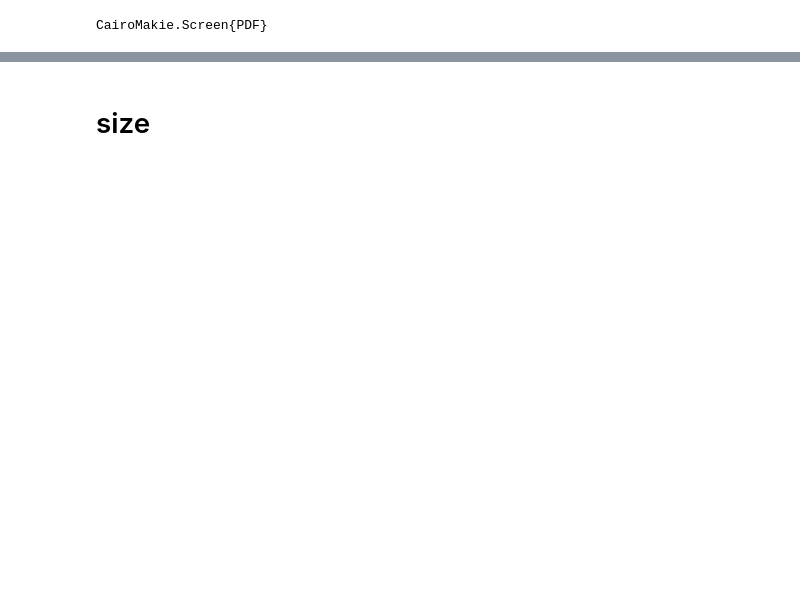
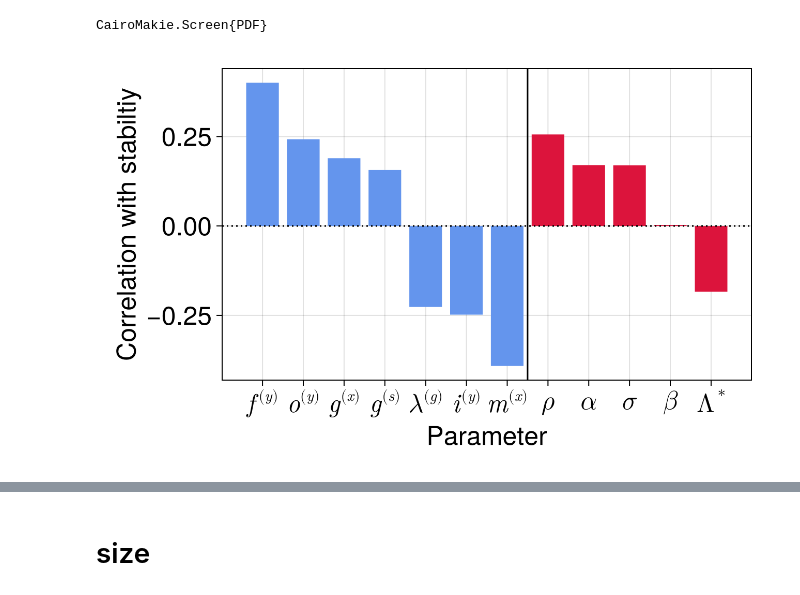
Before and after one commit to CleggTom/MiCRM_stability, a Jupyter notebook: Notebooks/Untitled1.ipynb, the cells around one changed output, grey strips where cells are left out. Saved outputs shown, nothing was run; the diff lists cells and outputs as text; code cells hidden in the pictures; blank space fills up the shorter version.

```diff
--- a/Notebooks/Untitled1.ipynb
+++ b/Notebooks/Untitled1.ipynb
@@ -124,3 +120,32 @@ f
 save("../Results/Figures/stability_correlations.pdf", f)
 # %% [output]
 CairoMakie.Screen{PDF}
+# %%
+instab = .!stab
+
+v = [norm(v[1:100])^2 for v = res["v"]]
+con_cor = [cor(p[instab], v[instab]) for p = eachrow(p_mat)]
+
+# #get color
+c = vcat(fill(:cornflowerblue, length(fe_L)), fill(:crimson, length(fs_L)))
+c = c[p_ind]
+
+# # #sortnames
+# ind = sortperm((stability_cor),rev=true)
+ind = vcat(sortperm((con_cor[1:7]),rev=true), 7 .+ sortperm((con_cor[8:12]),rev=true))
+
+f = Figure(size = (650,400))
+ax = Axis(f[1,1], xticks = (1:length(names_1), names_L_1[ind]),
+    xlabel = "Parameter", ylabel = "Correlation with stabiltiy",
+    xticklabelsize = 25, yticklabelsize = 25,
+    xlabelsize = 25, ylabelsize = 25)
+
+barplot!(ax, con_cor[ind], color = c)
+hlines!(ax, [0], linestyle = :dot, color = "black")
+vlines!(ax, [7.5], color = :black)
+
+# ylims!(ax,-0.5, 0.5)
+
+f
+# %% [output]
+[figure, added]
```
Also changed, not shown: parts of 12 cells of this notebook.
